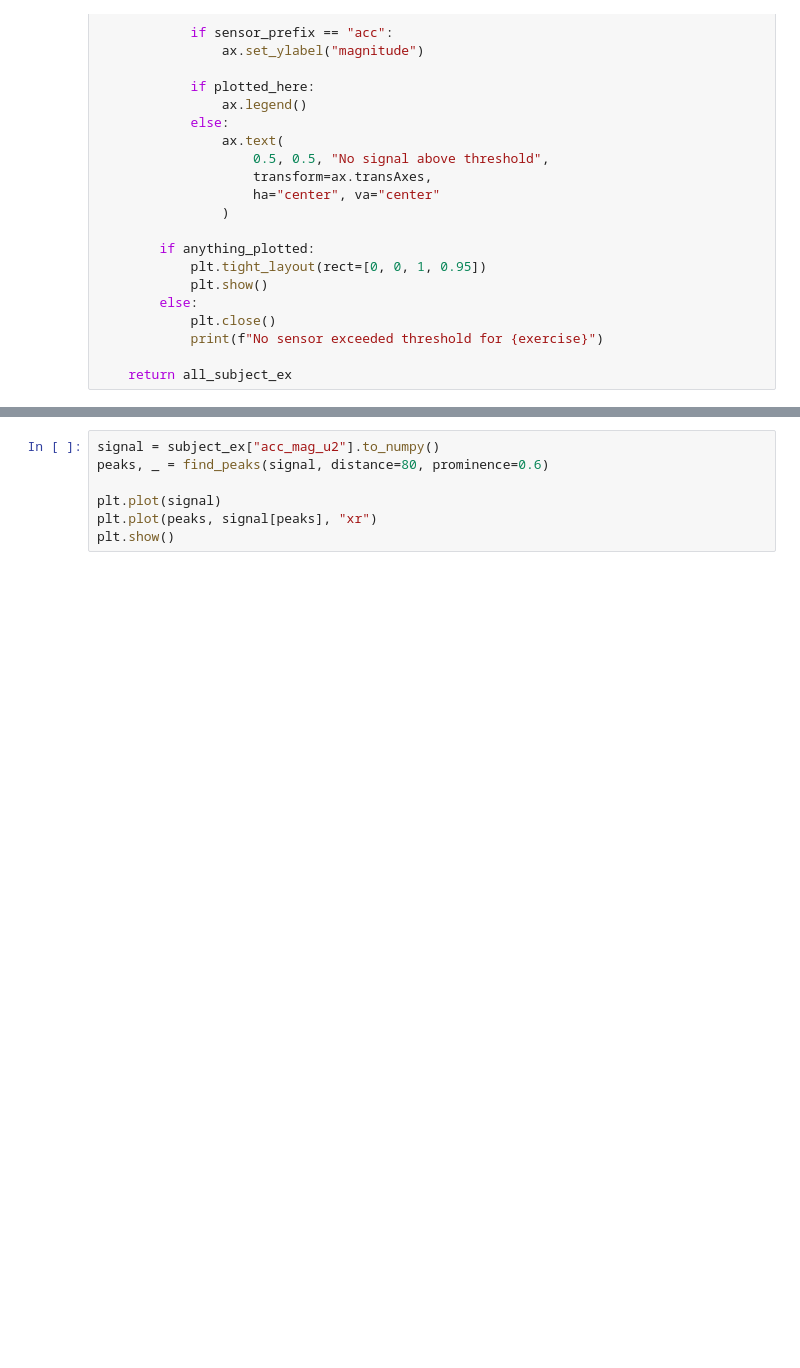
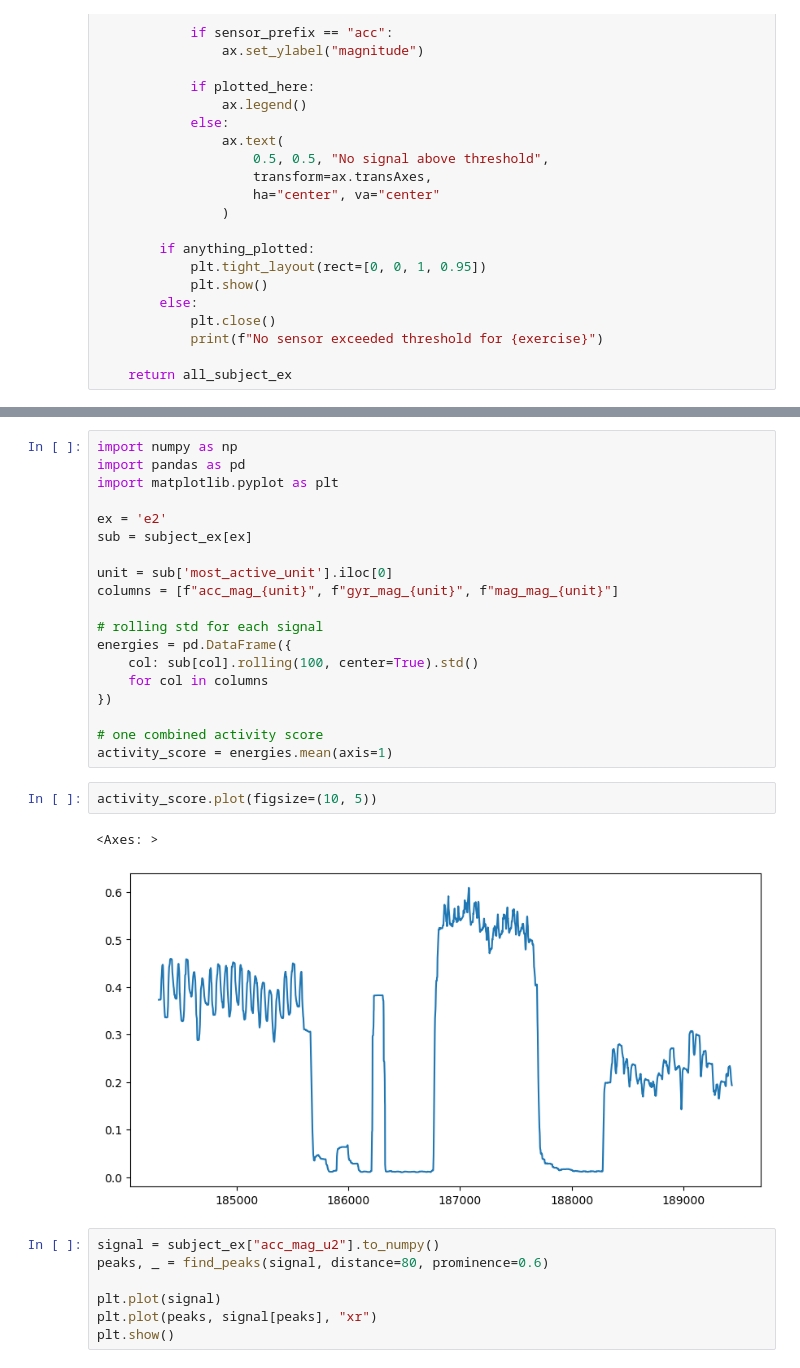
Before and after one commit to alessandrodipiano/wearable-sensor-exercise-recognition, a Jupyter notebook: notebooks/preprocessing.ipynb, the cells around one changed output, grey strips where cells are left out. Cells and saved outputs as stored; diff of their text form; blank space fills up the shorter version.

```diff
--- a/notebooks/preprocessing.ipynb
+++ b/notebooks/preprocessing.ipynb
@@ -281,3 +275,27 @@ subject_ex['e1']
+# %%
+import numpy as np
+import pandas as pd
+import matplotlib.pyplot as plt
+
+ex = 'e2'
+sub = subject_ex[ex]
+
+unit = sub['most_active_unit'].iloc[0]
+columns = [f"acc_mag_{unit}", f"gyr_mag_{unit}", f"mag_mag_{unit}"]
+
+# rolling std for each signal
+energies = pd.DataFrame({
+    col: sub[col].rolling(100, center=True).std()
+    for col in columns
+})
+
+# one combined activity score
+activity_score = energies.mean(axis=1)
+# %%
+activity_score.plot(figsize=(10, 5))
+# %% [output]
+<Axes: >
+[figure, added]
 # %%
 signal = subject_ex["acc_mag_u2"].to_numpy()
 peaks, _ = find_peaks(signal, distance=80, prominence=0.6)
```
Also changed, not shown: parts of 3 cells of this notebook.
